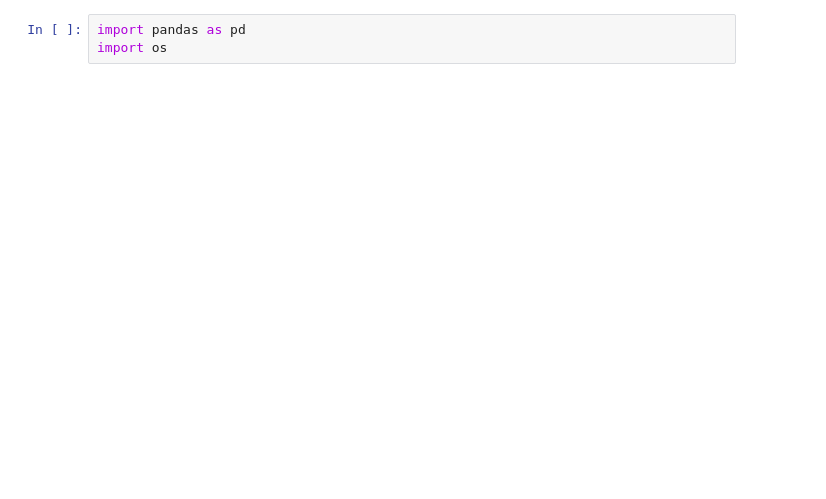
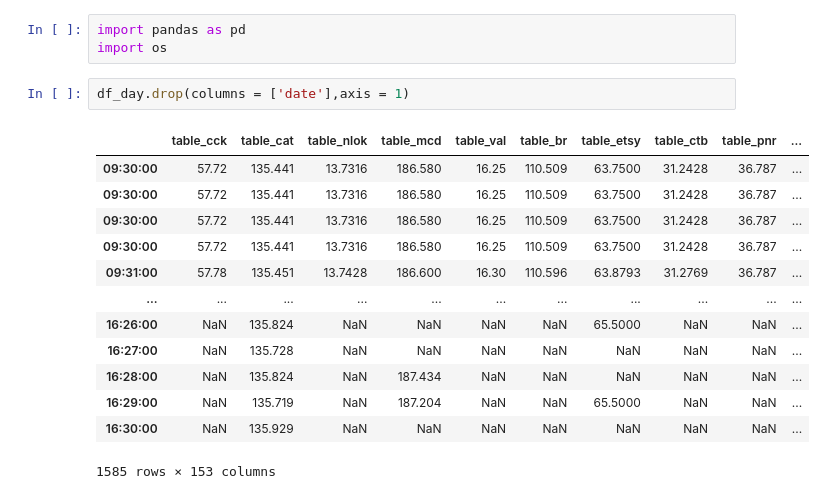
Before and after one commit to TigaJi/GeneralBacktest, a Jupyter notebook: Prepare_data.ipynb, the cells around one changed output. Drawn from its saved outputs; the diff is of its cells as text; blank space fills up the shorter version.

```diff
--- a/Prepare_data.ipynb
+++ b/Prepare_data.ipynb
@@ -1,4 +1,20 @@
 # %%
 import pandas as pd
 import os
+# %%
+df_day.drop(columns = ['date'],axis = 1)
+# %% [output]
+|  | table_cck | table_cat | table_nlok | table_mcd | table_val | table_br | table_etsy | table_ctb | table_pnr | ... |
+| 09:30:00 | 57.72 | 135.441 | 13.7316 | 186.580 | 16.25 | 110.509 | 63.7500 | 31.2428 | 36.787 | ... |
+| 09:30:00 | 57.72 | 135.441 | 13.7316 | 186.580 | 16.25 | 110.509 | 63.7500 | 31.2428 | 36.787 | ... |
+| 09:30:00 | 57.72 | 135.441 | 13.7316 | 186.580 | 16.25 | 110.509 | 63.7500 | 31.2428 | 36.787 | ... |
+| 09:30:00 | 57.72 | 135.441 | 13.7316 | 186.580 | 16.25 | 110.509 | 63.7500 | 31.2428 | 36.787 | ... |
+| 09:31:00 | 57.78 | 135.451 | 13.7428 | 186.600 | 16.30 | 110.596 | 63.8793 | 31.2769 | 36.787 | ... |
+| ... | ... | ... | ... | ... | ... | ... | ... | ... | ... | ... |
+| 16:26:00 | NaN | 135.824 | NaN | NaN | NaN | NaN | 65.5000 | NaN | NaN | ... |
+| 16:27:00 | NaN | 135.728 | NaN | NaN | NaN | NaN | NaN | NaN | NaN | ... |
+| 16:28:00 | NaN | 135.824 | NaN | 187.434 | NaN | NaN | NaN | NaN | NaN | ... |
+| 16:29:00 | NaN | 135.719 | NaN | 187.204 | NaN | NaN | 65.5000 | NaN | NaN | ... |
+| 16:30:00 | NaN | 135.929 | NaN | NaN | NaN | NaN | NaN | NaN | NaN | ... |
+1585 rows × 153 columns
 # %%
```
Also changed, not shown: parts of 10 cells of this notebook, 12 other files.
